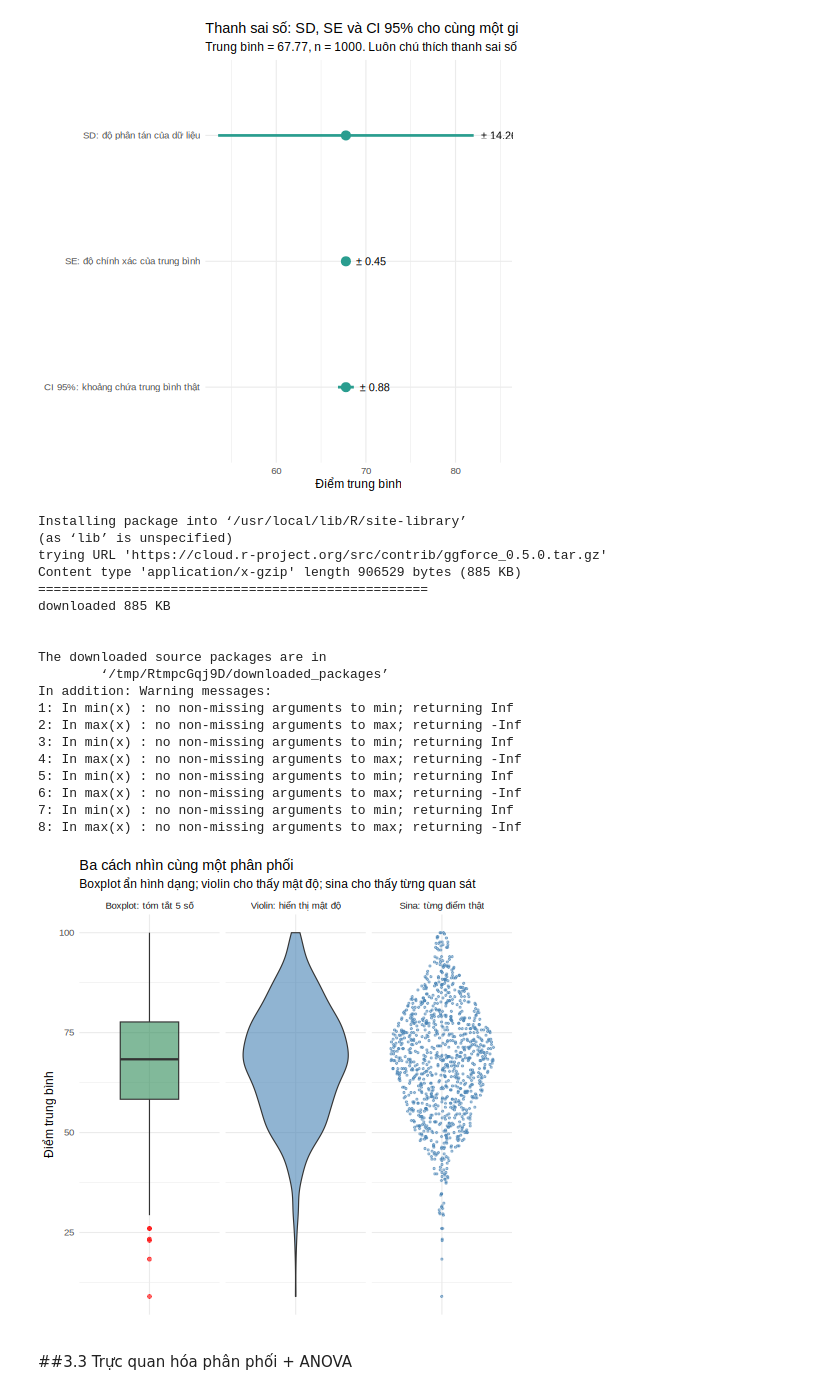
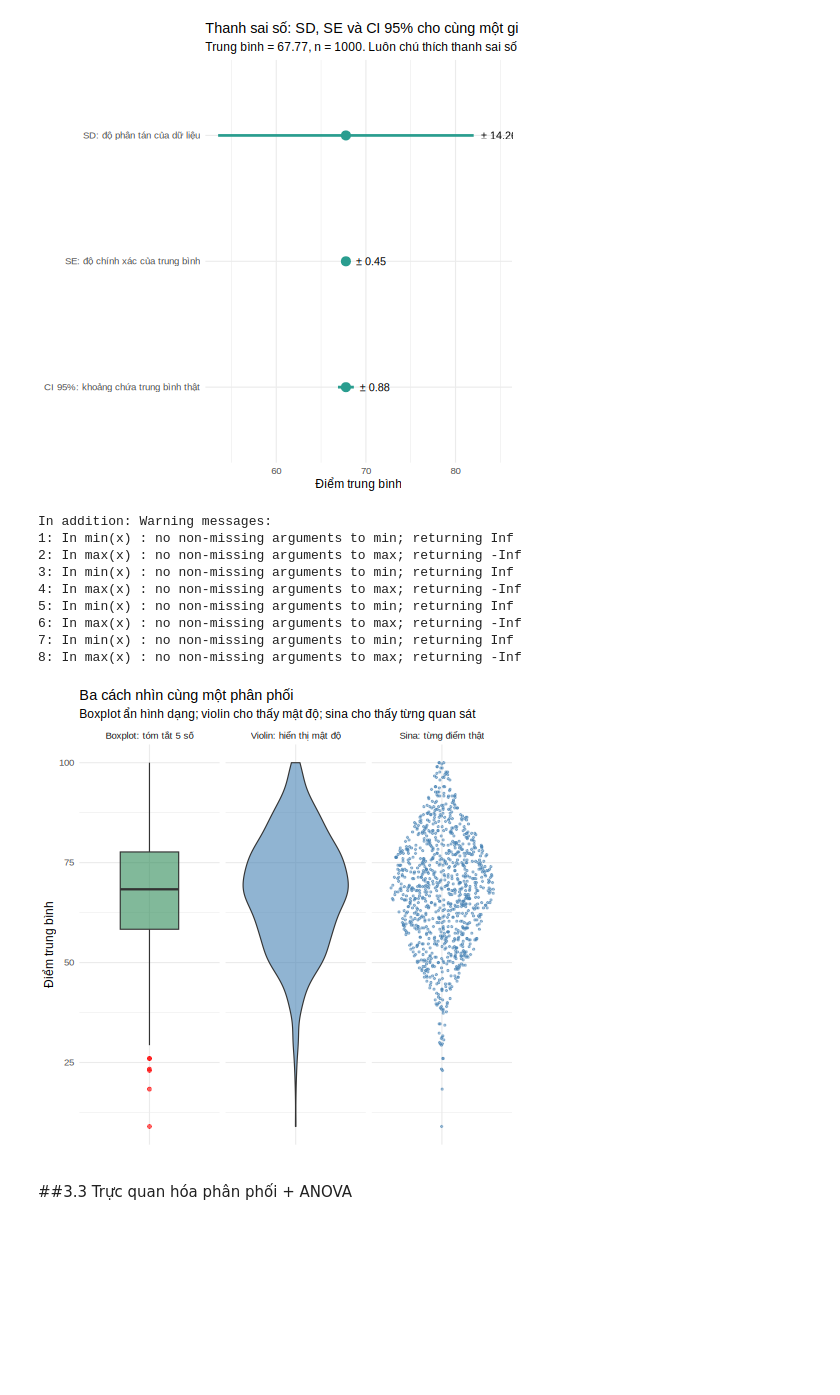
Before and after one commit to 25-DoThanQuocKhanh-24174600024/DHKL18A1HN_Do_An_Nhom_2_CD_3, a Jupyter notebook: Đồ_Án_1_Nhóm_2_2_DHKL18A1HN.ipynb, the cells around one changed output. Saved outputs shown, nothing was run; the diff lists cells and outputs as text; code cells hidden in the pictures; blank space fills up the shorter version.

```diff
--- a/Đồ_Án_1_Nhóm_2_2_DHKL18A1HN.ipynb
+++ b/Đồ_Án_1_Nhóm_2_2_DHKL18A1HN.ipynb
@@ -958,11 +950,25 @@ dpkg-preconfigure: unable to re-open stdin:
 # %%
 %%R
 # ---- 0.1 Đọc dữ liệu đã làm sạch (cùng file với phần 2.4 Python) ------
-# File StudentsPerformance_clean.csv do R lưu ở ô 2.3.6; các cột:
-# student_id, gender, race_ethnicity, parental_education, lunch, test_prep,
-# math_score, reading_score, writing_score, average_score
-file_path <- "/content/drive/MyDrive/colab_file/StudentsPerformance_clean.csv"
-if (!file.exists(file_path)) file_path <- "StudentsPerformance_clean.csv"  # chạy ngoài Colab
+# Kiểm tra các đường dẫn có thể tồn tại của file
+paths_to_check <- c(
+  "/content/drive/MyDrive/colab_file/StudentsPerformance_clean.csv",
+  "/content/StudentsPerformance_clean.csv",
+  "StudentsPerformance_clean.csv"
+)
+
+file_path <- ""
+for (p in paths_to_check) {
+  if (file.exists(p)) {
+    file_path <- p
+    break
+  }
+}
+
+if (file_path == "") {
+  stop("Không tìm thấy file StudentsPerformance_clean.csv! Vui lòng kiểm tra lại xem bạn đã chạy ô lưu dữ liệu (ô 2.3.6 / szOlNJYiVSmC) trước đó chưa hoặc kéo thả tệp này vào thư mục của Colab.")
+}
+
 df <- read_csv(file_path, show_col_types = FALSE)
 
 # CSV không lưu thứ tự factor -> khai báo lại GIỐNG HỆT ô 2.4.0
@@ -1293,43 +1299,30 @@ Số giá trị ngoại lai (1.5*IQR): 6
 # %%
 %%R
 # [p32g] TIẾN HÓA: Boxplot -> Violin -> Sina trên cùng một biến  -> plots/3.2g_box_violin_sina.png
-if (!requireNamespace("ggforce", quietly = TRUE)) {
-  install.packages("ggforce", repos = "https://cloud.r-project.org/")
-}
 kieu_lv <- c("Boxplot: tóm tắt 5 số", "Violin: hiển thị mật độ", "Sina: từng điểm thật")
 df3 <- map_dfr(kieu_lv, \(k) mutate(df, kieu = k)) |> mutate(kieu = factor(kieu, levels = kieu_lv))
 p32g <- ggplot(df3, aes(x = "", y = average_score)) +
   geom_boxplot(data = ~ filter(.x, kieu == kieu_lv[1]), fill = "seagreen", alpha = 0.6,
                width = 0.5, outlier.colour = "red") +
   geom_violin(data = ~ filter(.x, kieu == kieu_lv[2]), fill = "steelblue", alpha = 0.6) +
   ggforce::geom_sina(data = ~ filter(.x, kieu == kieu_lv[3]), color = "steelblue",
                      alpha = 0.5, size = 0.8) +
   facet_wrap(~ kieu) +
   labs(title = "Ba cách nhìn cùng một phân phối",
        subtitle = "Boxplot ẩn hình dạng; violin cho thấy mật độ; sina cho thấy từng quan sát",
        x = NULL, y = "Điểm trung bình")
 save_plot(p32g, "3.2g_box_violin_sina", w = 10, h = 4.5)
 # %% [output]
-Installing package into ‘/usr/local/lib/R/site-library’
-(as ‘lib’ is unspecified)
-trying URL 'https://cloud.r-project.org/src/contrib/ggforce_0.5.0.tar.gz'
-Content type 'application/x-gzip' length 906529 bytes (885 KB)
-==================================================
-downloaded 885 KB
-
-
-The downloaded source packages are in
-        ‘/tmp/RtmpcGqj9D/downloaded_packages’
 In addition: Warning messages:
 1: In min(x) : no non-missing arguments to min; returning Inf
 2: In max(x) : no non-missing arguments to max; returning -Inf
 3: In min(x) : no non-missing arguments to min; returning Inf
 4: In max(x) : no non-missing arguments to max; returning -Inf
 5: In min(x) : no non-missing arguments to min; returning Inf
 6: In max(x) : no non-missing arguments to max; returning -Inf
 7: In min(x) : no non-missing arguments to min; returning Inf
 8: In max(x) : no non-missing arguments to max; returning -Inf
-[figure, old version]
+[figure, new version]
 # %% [markdown]
 ##3.3 Trực quan hóa phân phối + ANOVA
 # %% [markdown]
```
Also changed, not shown: parts of 19 cells of this notebook.
